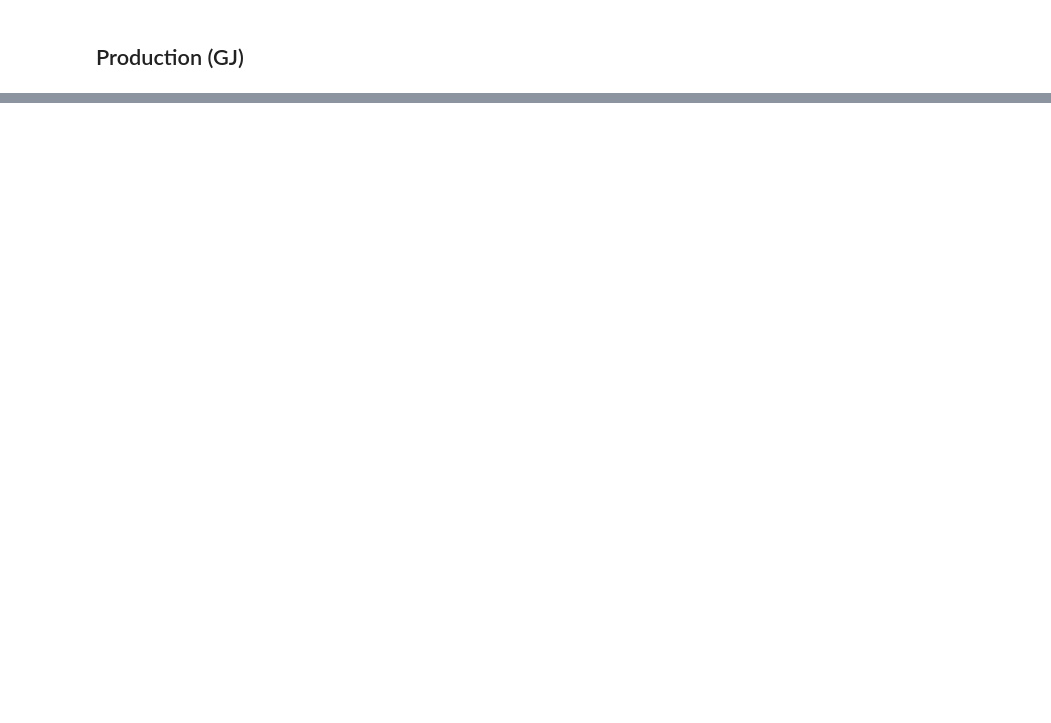
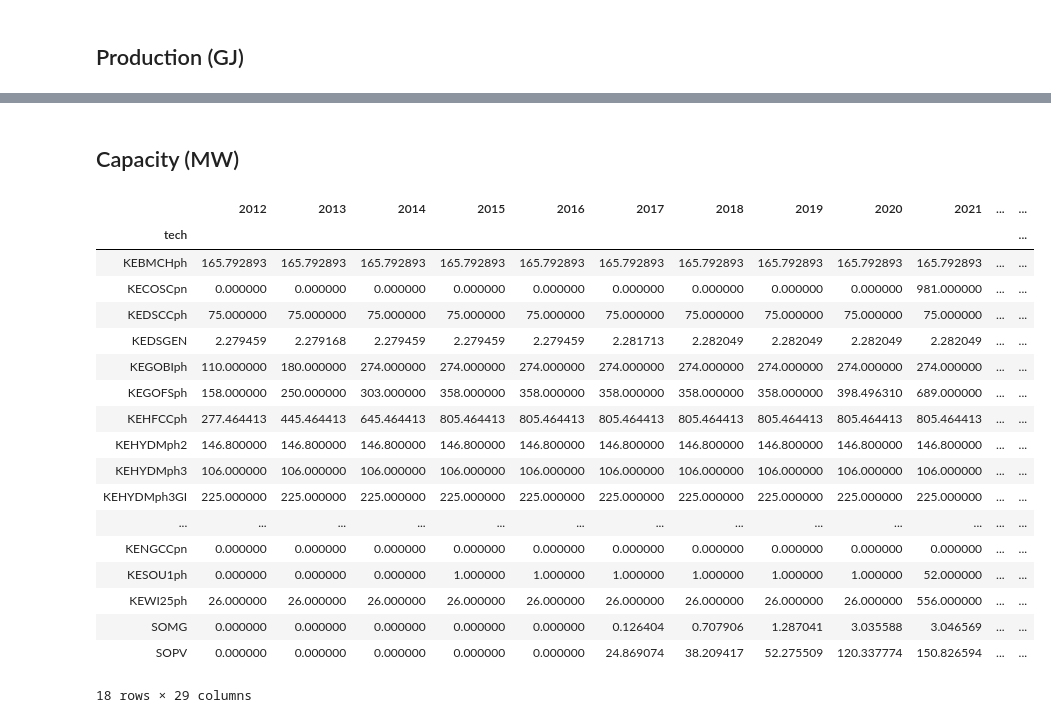
Before and after one commit to NMoksnes/GEOSeMOSYS, a Jupyter notebook: Results analysis.ipynb, the cells around one changed output, grey strips where cells are left out. Cells and saved outputs as stored; diff of their text form; code cells hidden in the pictures; blank space fills up the shorter version.

```diff
--- a/Results analysis.ipynb
+++ b/Results analysis.ipynb
@@ -57,0 +106,30 @@ prod
+# %% [markdown]
+## Capacity (MW)
+# %%
+gk = results_REF.groupby('Param')
+capacity = gk.get_group('TotalCapacityAnnual')
+# %%
+gr_c = capacity[capacity['tech'].isin(prodtech)]
+
+cap = pd.pivot_table(gr_c, values=years, index='tech', aggfunc=np.sum )
+cap
+# %% [output]
+|  | 2012 | 2013 | 2014 | 2015 | 2016 | 2017 | 2018 | 2019 | 2020 | 2021 | ... | ... |
+| tech |  |  |  |  |  |  |  |  |  |  |  | ... |
+| KEBMCHph | 165.792893 | 165.792893 | 165.792893 | 165.792893 | 165.792893 | 165.792893 | 165.792893 | 165.792893 | 165.792893 | 165.792893 | ... | ... |
+| KECOSCpn | 0.000000 | 0.000000 | 0.000000 | 0.000000 | 0.000000 | 0.000000 | 0.000000 | 0.000000 | 0.000000 | 981.000000 | ... | ... |
+| KEDSCCph | 75.000000 | 75.000000 | 75.000000 | 75.000000 | 75.000000 | 75.000000 | 75.000000 | 75.000000 | 75.000000 | 75.000000 | ... | ... |
+| KEDSGEN | 2.279459 | 2.279168 | 2.279459 | 2.279459 | 2.279459 | 2.281713 | 2.282049 | 2.282049 | 2.282049 | 2.282049 | ... | ... |
+| KEGOBIph | 110.000000 | 180.000000 | 274.000000 | 274.000000 | 274.000000 | 274.000000 | 274.000000 | 274.000000 | 274.000000 | 274.000000 | ... | ... |
+| KEGOFSph | 158.000000 | 250.000000 | 303.000000 | 358.000000 | 358.000000 | 358.000000 | 358.000000 | 358.000000 | 398.496310 | 689.000000 | ... | ... |
+| KEHFCCph | 277.464413 | 445.464413 | 645.464413 | 805.464413 | 805.464413 | 805.464413 | 805.464413 | 805.464413 | 805.464413 | 805.464413 | ... | ... |
+| KEHYDMph2 | 146.800000 | 146.800000 | 146.800000 | 146.800000 | 146.800000 | 146.800000 | 146.800000 | 146.800000 | 146.800000 | 146.800000 | ... | ... |
+| KEHYDMph3 | 106.000000 | 106.000000 | 106.000000 | 106.000000 | 106.000000 | 106.000000 | 106.000000 | 106.000000 | 106.000000 | 106.000000 | ... | ... |
+| KEHYDMph3GI | 225.000000 | 225.000000 | 225.000000 | 225.000000 | 225.000000 | 225.000000 | 225.000000 | 225.000000 | 225.000000 | 225.000000 | ... | ... |
+| ... | ... | ... | ... | ... | ... | ... | ... | ... | ... | ... | ... | ... |
+| KENGCCpn | 0.000000 | 0.000000 | 0.000000 | 0.000000 | 0.000000 | 0.000000 | 0.000000 | 0.000000 | 0.000000 | 0.000000 | ... | ... |
+| KESOU1ph | 0.000000 | 0.000000 | 0.000000 | 1.000000 | 1.000000 | 1.000000 | 1.000000 | 1.000000 | 1.000000 | 52.000000 | ... | ... |
+| KEWI25ph | 26.000000 | 26.000000 | 26.000000 | 26.000000 | 26.000000 | 26.000000 | 26.000000 | 26.000000 | 26.000000 | 556.000000 | ... | ... |
+| SOMG | 0.000000 | 0.000000 | 0.000000 | 0.000000 | 0.000000 | 0.126404 | 0.707906 | 1.287041 | 3.035588 | 3.046569 | ... | ... |
+| SOPV | 0.000000 | 0.000000 | 0.000000 | 0.000000 | 0.000000 | 24.869074 | 38.209417 | 52.275509 | 120.337774 | 150.826594 | ... | ... |
+18 rows × 29 columns
```
Also changed, not shown: parts of 10 cells of this notebook, 3 other files.
